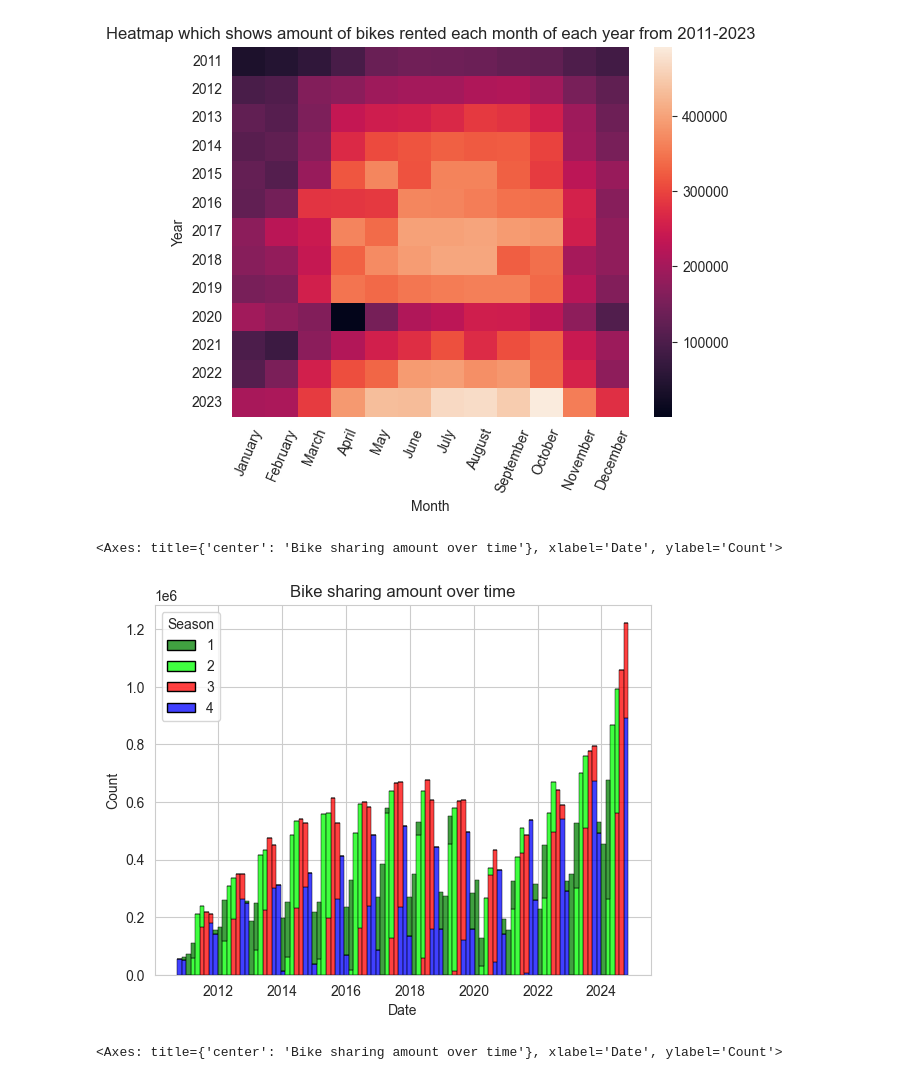
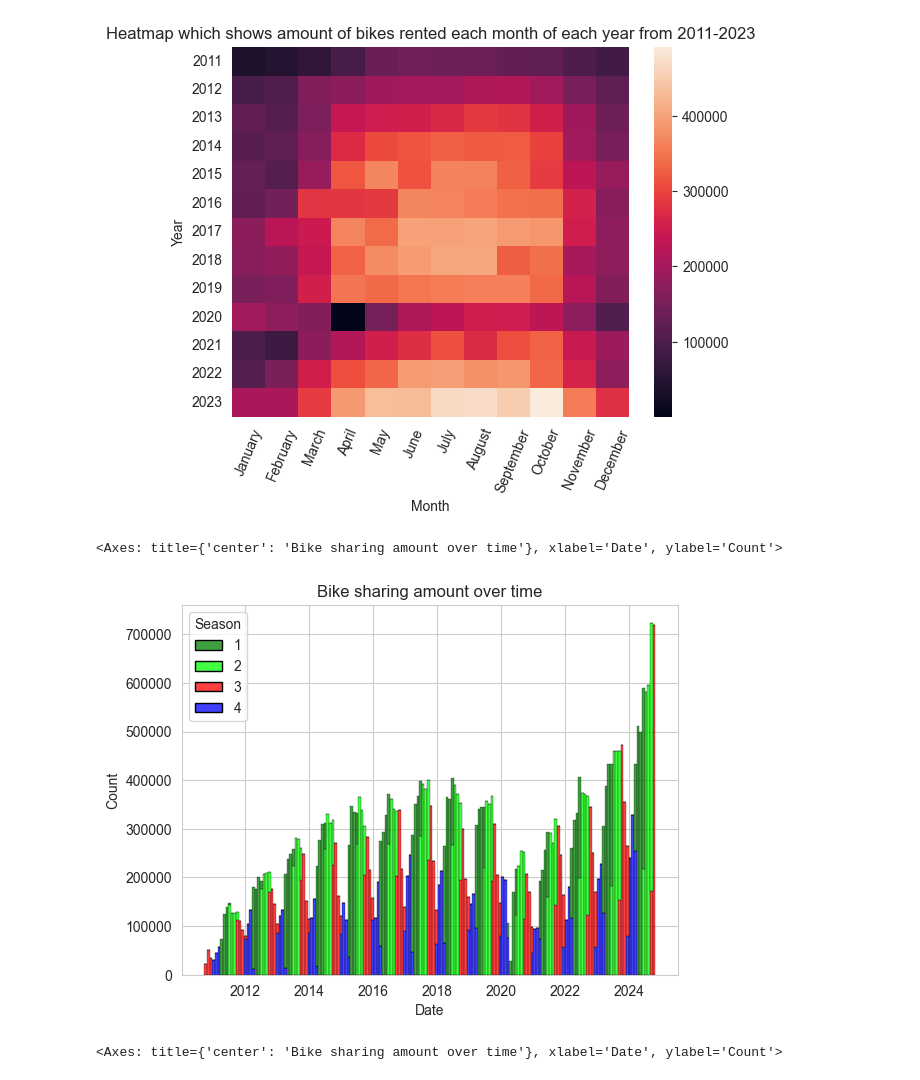
Before and after one commit to Scarch/ProjectE8, a Jupyter notebook: analysing_preparing_capitalBikeshareData.ipynb, the cells around one changed output. Saved outputs shown, nothing was run; the diff lists cells and outputs as text; code cells hidden in the pictures.

Commit message:
Fixed seasonal feature values, added analytical graph picutres

```diff
--- a/analysing_preparing_capitalBikeshareData.ipynb
+++ b/analysing_preparing_capitalBikeshareData.ipynb
@@ -323,11 +323,11 @@ from pandas.tseries.holiday import USFederalHolidayCalendar
 # Code for determining season (taken from https://stackoverflow.com/a/28688724)
 
 Y = 2000  # dummy leap year to allow input X-02-29 (leap day)
-seasons = [(1, (date(Y, 1, 1), date(Y, 3, 20))),
-           (2, (date(Y, 3, 21), date(Y, 6, 20))),
-           (3, (date(Y, 6, 21), date(Y, 9, 22))),
-           (4, (date(Y, 9, 23), date(Y, 12, 20))),
-           (1, (date(Y, 12, 21), date(Y, 12, 31)))]
+seasons = [(4, (date(Y, 1, 1), date(Y, 3, 20))),
+           (1, (date(Y, 3, 21), date(Y, 6, 20))),
+           (2, (date(Y, 6, 21), date(Y, 9, 22))),
+           (3, (date(Y, 9, 23), date(Y, 12, 20))),
+           (4, (date(Y, 12, 21), date(Y, 12, 31)))]
 
 
 def get_season(now):
@@ -599,26 +601,28 @@ heatmap
 # %%
 palette = {1: "green", 2: "lime", 3: "red", 4: "blue"}
 
 # Since the seaborn histogram makes a heatmap when giving an x and y value at the same time, we have to do some fairly meaningless work by multiplying datetimes by count
 # Takes a fairly long time, manually dividing into bins would likely be faster
 datetimes_final = []
 seasons_final = []
 for idx, row in bikesRentedPerHourCombinedData.iterrows():
     datetimes = [row['datetime'] for x in range(row['count'])]
     datetimes_final += datetimes
     seasons = [row['season'] for x in range(row['count'])]
     seasons_final += seasons
 
 df = pd.DataFrame({"datetime": datetimes_final, "season": seasons_final})
 df['datetime'] = pd.to_datetime(df['datetime'], format='ISO8601')
 
-histogram = sns.histplot(data=df, x='datetime', bins=100, hue="season", palette=palette, legend=True, multiple="stack", stat="count", edgecolor="black")
+histogram = sns.histplot(data=df, x='datetime', bins=170, hue="season", palette=palette, legend=True, multiple="stack",
+                         stat="count", edgecolor="black")
 sns.move_legend(histogram, "upper left", title="Season")
 histogram.set(xlabel='Date', ylabel='Count', title="Bike sharing amount over time")
+histogram.figure.savefig("over_time_bike_rental_with_seasons_histogram.png")
 histogram
 # %% [output]
 <Axes: title={'center': 'Bike sharing amount over time'}, xlabel='Date', ylabel='Count'>
-[figure, old version]
+[figure, new version]
 # %%
 histogram = sns.histplot(data=df, x='datetime', bins=100, edgecolor="black", stat="frequency")
 histogram.set(xlabel='Date', ylabel='Count', title="Bike sharing amount over time")
```
Also changed, not shown: parts of 14 cells of this notebook, 9 other files.
